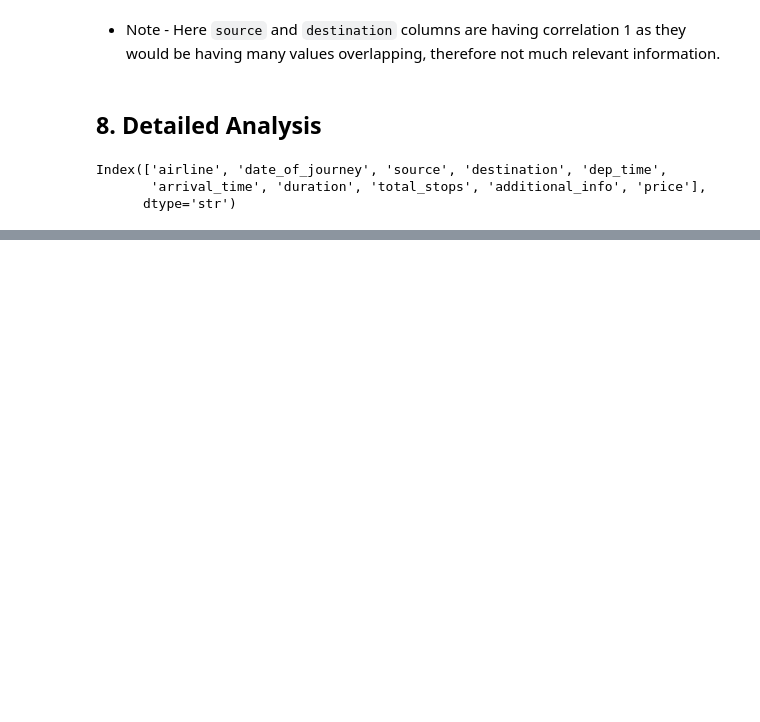
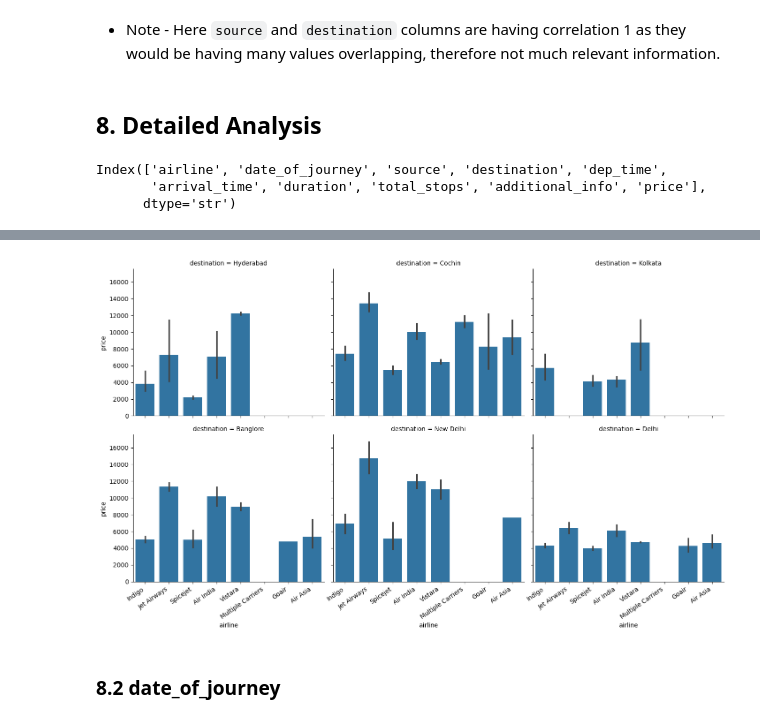
Before and after one commit to Ashish-gaba/Flight-Price-Prediction-using-AWS-Sagemaker, a Jupyter notebook: notebooks/eda.ipynb, the cells around one changed output, grey strips where cells are left out. Saved outputs shown, nothing was run; the diff lists cells and outputs as text; code cells hidden in the pictures; blank space fills up the shorter version.

```diff
--- a/notebooks/eda.ipynb
+++ b/notebooks/eda.ipynb
@@ -212,0 +310,19 @@ Index(['airline', 'date_of_journey', 'source', 'destination', 'dep_time',
+# %%
+airline_grid = sns.FacetGrid(
+    data = train,
+    col='destination',
+    sharey=True,
+    col_wrap=3,
+    height=4,
+    aspect=1.2
+)       # for multivariate analysis we can use seaborn's facet grid
+
+airline_grid.map(sns.barplot, "airline", "price", order=train.airline.unique())
+
+
+for ax in airline_grid.axes[3:]:
+    eda_helper_functions.rotate_xlabels(ax)
+# %% [output]
+[figure, added]
+# %% [markdown]
+### 8.2 date_of_journey
```
Also changed, not shown: parts of 46 cells of this notebook, 1 other file.
